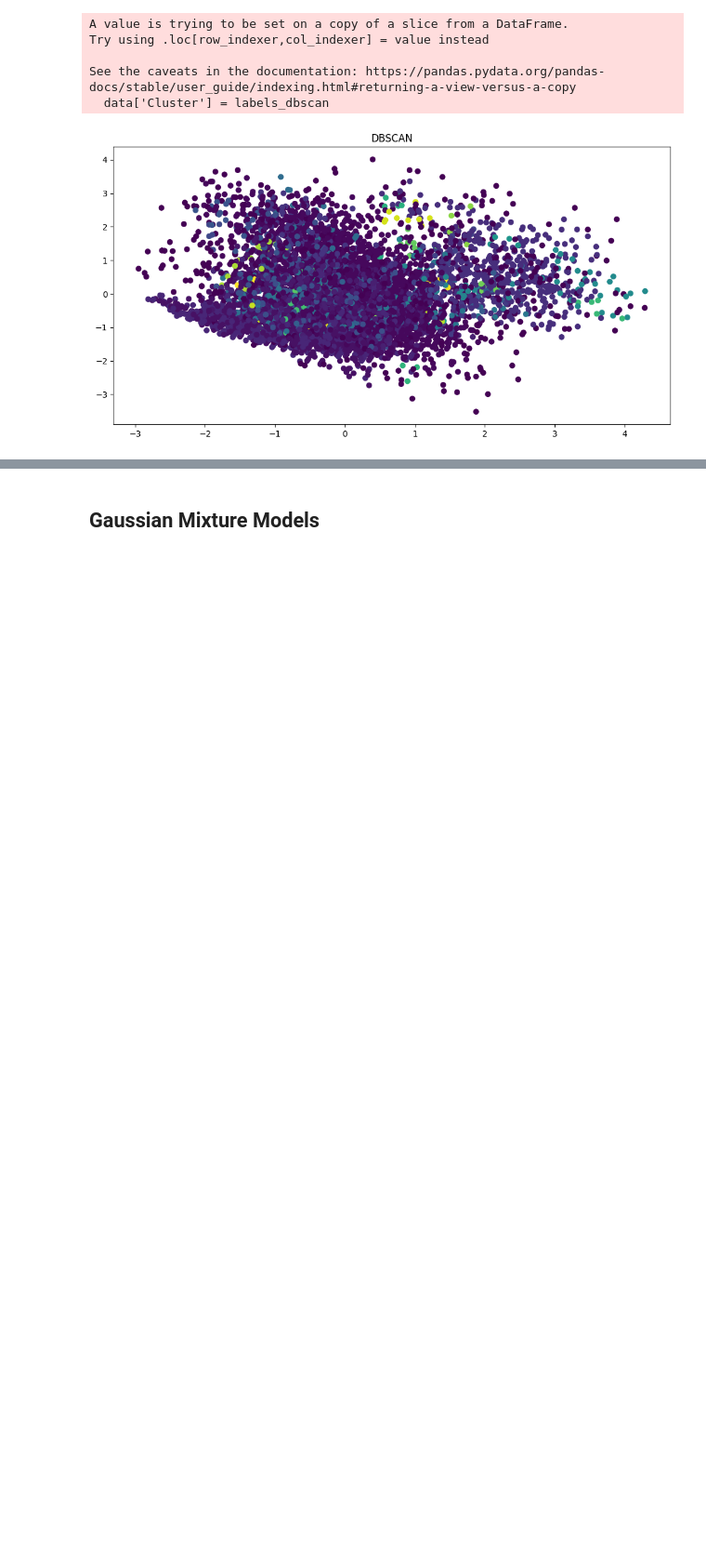
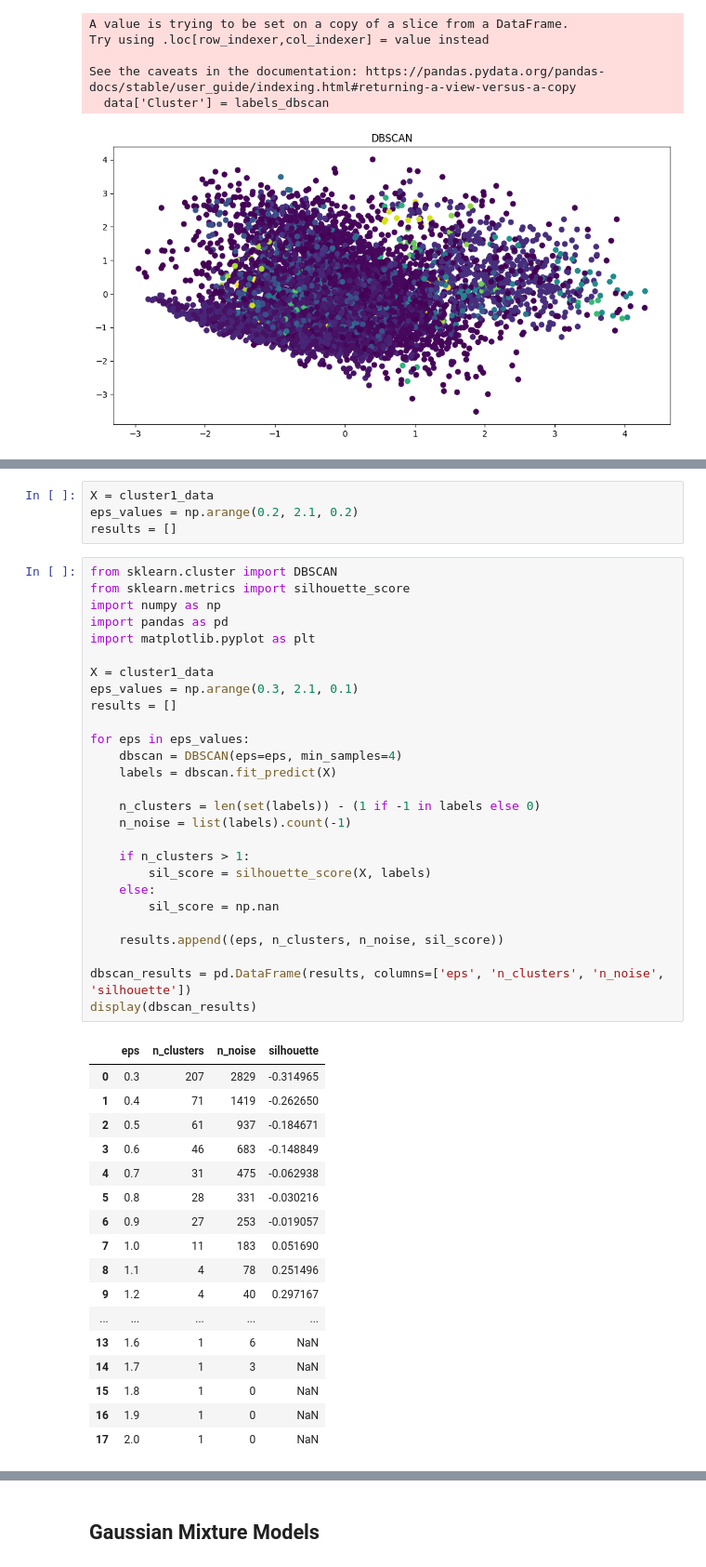
Before and after one commit to JoseCervantes06/Proyecto1_Equipo20_Cervantes-Reyes, a Jupyter notebook: fase2.ipynb, the cells around one changed output, grey strips where cells are left out. Shown at 93% size. Cells and saved outputs as stored; diff of their text form; blank space fills up the shorter version.

```diff
--- a/fase2.ipynb
+++ b/fase2.ipynb
@@ -418,0 +372,49 @@ eps=2.00 -> No se pudo calcular (1 cluster o todo ruido)
+# %%
+X = cluster1_data
+eps_values = np.arange(0.2, 2.1, 0.2)
+results = []
+# %%
+from sklearn.cluster import DBSCAN
+from sklearn.metrics import silhouette_score
+import numpy as np
+import pandas as pd
+import matplotlib.pyplot as plt
+
+X = cluster1_data
+eps_values = np.arange(0.3, 2.1, 0.1)
+results = []
+
+for eps in eps_values:
+    dbscan = DBSCAN(eps=eps, min_samples=4)
+    labels = dbscan.fit_predict(X)
+
+    n_clusters = len(set(labels)) - (1 if -1 in labels else 0)
+    n_noise = list(labels).count(-1)
+
+    if n_clusters > 1:
+        sil_score = silhouette_score(X, labels)
+    else:
+        sil_score = np.nan
+
+    results.append((eps, n_clusters, n_noise, sil_score))
+
+dbscan_results = pd.DataFrame(results, columns=['eps', 'n_clusters', 'n_noise', 'silhouette'])
+display(dbscan_results)
+# %% [output]
+|  | eps | n_clusters | n_noise | silhouette |
+| 0 | 0.3 | 207 | 2829 | -0.314965 |
+| 1 | 0.4 | 71 | 1419 | -0.262650 |
+| 2 | 0.5 | 61 | 937 | -0.184671 |
+| 3 | 0.6 | 46 | 683 | -0.148849 |
+| 4 | 0.7 | 31 | 475 | -0.062938 |
+| 5 | 0.8 | 28 | 331 | -0.030216 |
+| 6 | 0.9 | 27 | 253 | -0.019057 |
+| 7 | 1.0 | 11 | 183 | 0.051690 |
+| 8 | 1.1 | 4 | 78 | 0.251496 |
+| 9 | 1.2 | 4 | 40 | 0.297167 |
+| ... | ... | ... | ... | ... |
+| 13 | 1.6 | 1 | 6 | NaN |
+| 14 | 1.7 | 1 | 3 | NaN |
+| 15 | 1.8 | 1 | 0 | NaN |
+| 16 | 1.9 | 1 | 0 | NaN |
+| 17 | 2.0 | 1 | 0 | NaN |
```
Also changed, not shown: parts of 6 cells of this notebook.
